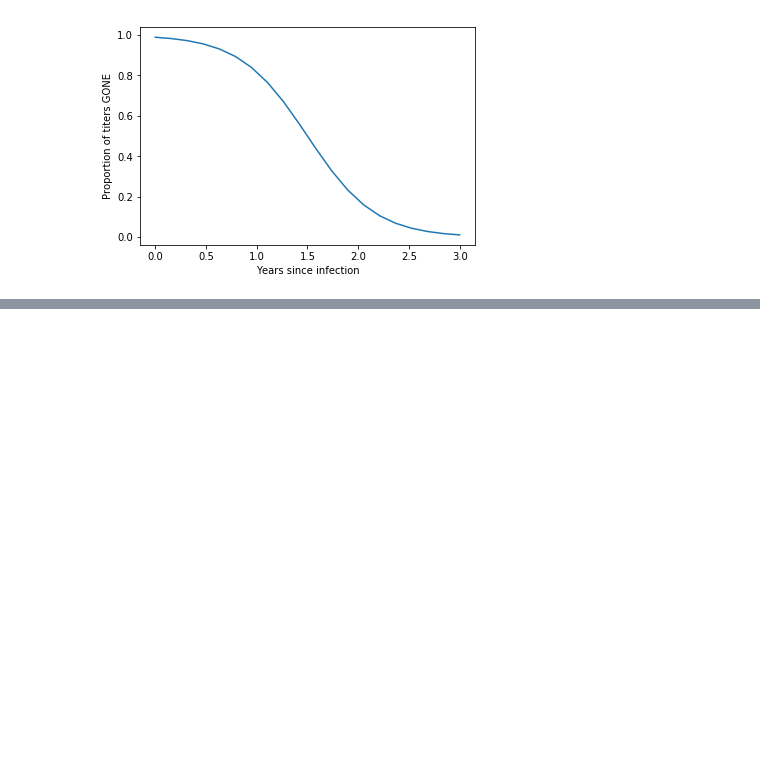
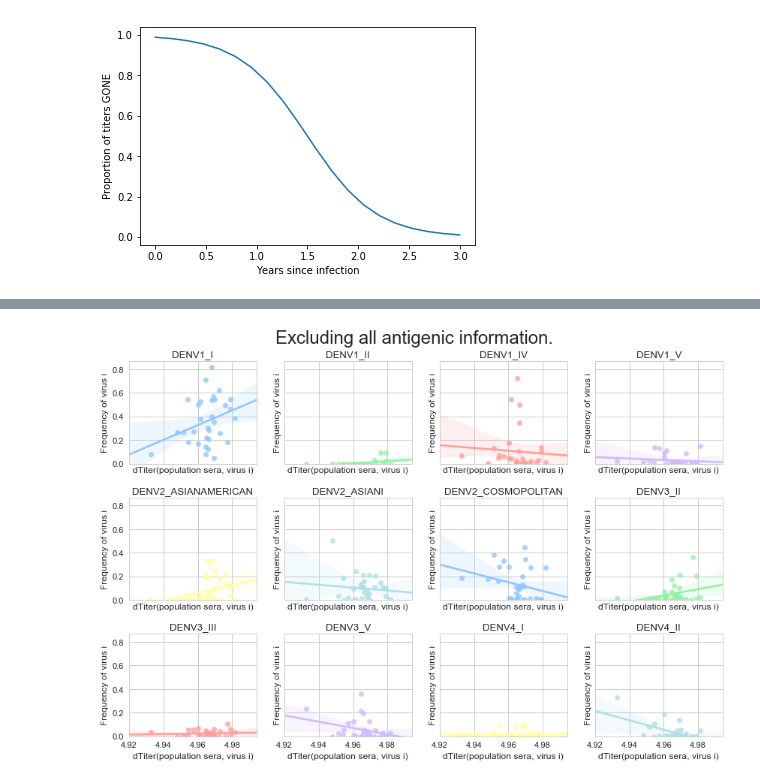
Before and after one commit to blab/dengue-antigenic-dynamics, a Jupyter notebook: scripts/frequencies/population_exposure.ipynb, the cells around one changed output, grey strips where cells are left out. Saved outputs shown, nothing was run; the diff lists cells and outputs as text; code cells hidden in the pictures; blank space fills up the shorter version.

```diff
--- a/scripts/frequencies/population_exposure.ipynb
+++ b/scripts/frequencies/population_exposure.ipynb
@@ -179,3 +186,11 @@ mean_val = population_exposure_df.values.mean()
+# %%
+genotype_exposure_no_antigenic = {g: calc_population_exposure(g, 5, seasons, valid_genotypes,
+                                                              genotype_frequencies, genotype_titers, exclude_antigenic=True)
+                                 for g in valid_genotypes}
+
+genotype_exposure_no_antigenic_df = pd.DataFrame(genotype_exposure_no_antigenic)
+min_gt_no_ant_val = genotype_exposure_no_antigenic_df.values.min()
+max_gt_no_ant_val = genotype_exposure_no_antigenic_df.values.max()
 # %%
 #### Plot
 
@@ -275,0 +281,4 @@ plot_all_genotypes(plot_exposure_delta_frequencies, population_exposure, seasons
+# %%
+plot_all_j_vals(plot_exposure_frequencies, genotype_exposure_no_antigenic, genotype_frequencies, title='Excluding all antigenic information.')
+# %% [output]
+[figure, added]
```
Also changed, not shown: parts of 15 cells of this notebook.
